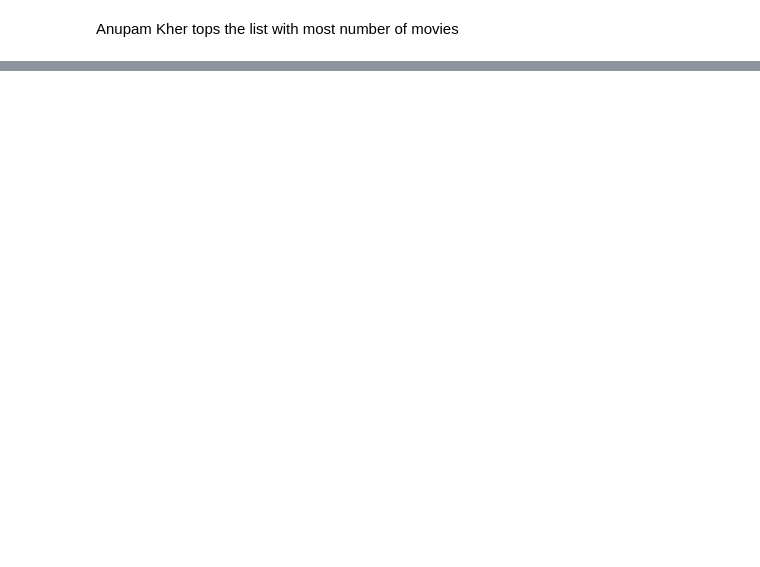
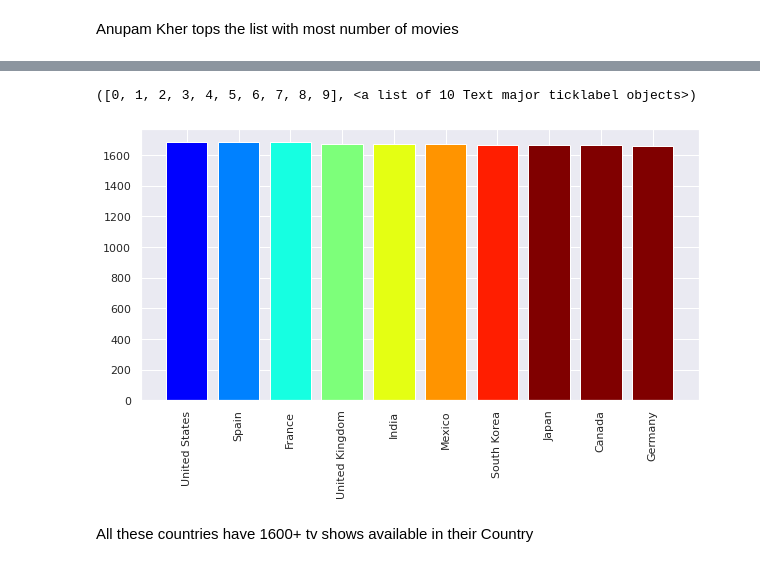
Before and after one commit to SahilChachra/Netflix-Data-Visualization, a Jupyter notebook: Netflix Data Visualization.ipynb, the cells around one changed output, grey strips where cells are left out. Saved outputs shown, nothing was run; the diff lists cells and outputs as text; code cells hidden in the pictures; blank space fills up the shorter version.

Commit message:
Added TV Shows EDA

```diff
--- a/Netflix Data Visualization.ipynb
+++ b/Netflix Data Visualization.ipynb
@@ -255,0 +294,11 @@ Anupam Kher tops the list with most number of movies
+# %%
+setCountry = set()
+for country in series['country']:
+    if(type(country) == str):
+        s = country.split(',')
+        for singleCountry in s:
+            setCountry.add(singleCountry.strip())
+# %%
+#setCountry
+totalCountriesForSeries = list(setCountry)
+len(totalCountriesForSeries)
@@ -255,0 +307,16 @@ Anupam Kher tops the list with most number of movies
+# %%
+%%time
+currentCountries = []
+countCountryTvShows = dict()
+for singleCountry in totalCountriesForSeries:
+    currentCountries = []
+    for country in series['country']:
+        if(type(country)==str):
+            s = country.split(',')
+            for j in s:
+                currentCountries.append(j.strip())
+            if(singleCountry in currentCountries):
+                if(singleCountry not in countCountryTvShows):
+                    countCountryTvShows[singleCountry] = 1
+                else:
+                    countCountryTvShows[singleCountry]+=1
@@ -255,0 +326,22 @@ Anupam Kher tops the list with most number of movies
+# %%
+sorted_countCountriesTvShows = dict(sorted(countCountryTvShows.items(), key=operator.itemgetter(1),reverse=True))
+finalSortedDictTvShows = dict(itertools.islice(sorted_countCountriesTvShows.items(),10))
+
+keys = finalSortedDictTvShows.keys()
+values = finalSortedDictTvShows.values()
+# %%
+#finalSortedDictTvShows
+
+plt.figure(figsize=(10,5))
+
+dataColorDirector = [1, 2, 3, 4, 5, 6, 7, 8,9,10,11,12]
+my_cmap = cm.get_cmap('jet')
+my_norm = Normalize(vmin=0, vmax=8)
+
+plt.bar(keys,values,color=my_cmap(my_norm(dataColorDirector)))
+plt.xticks(rotation=90)
+# %% [output]
+([0, 1, 2, 3, 4, 5, 6, 7, 8, 9], <a list of 10 Text major ticklabel objects>)
+[figure, added]
+# %% [markdown]
+All these countries have 1600+ tv shows available in their Country
```
Also changed, not shown: parts of 14 cells of this notebook.
